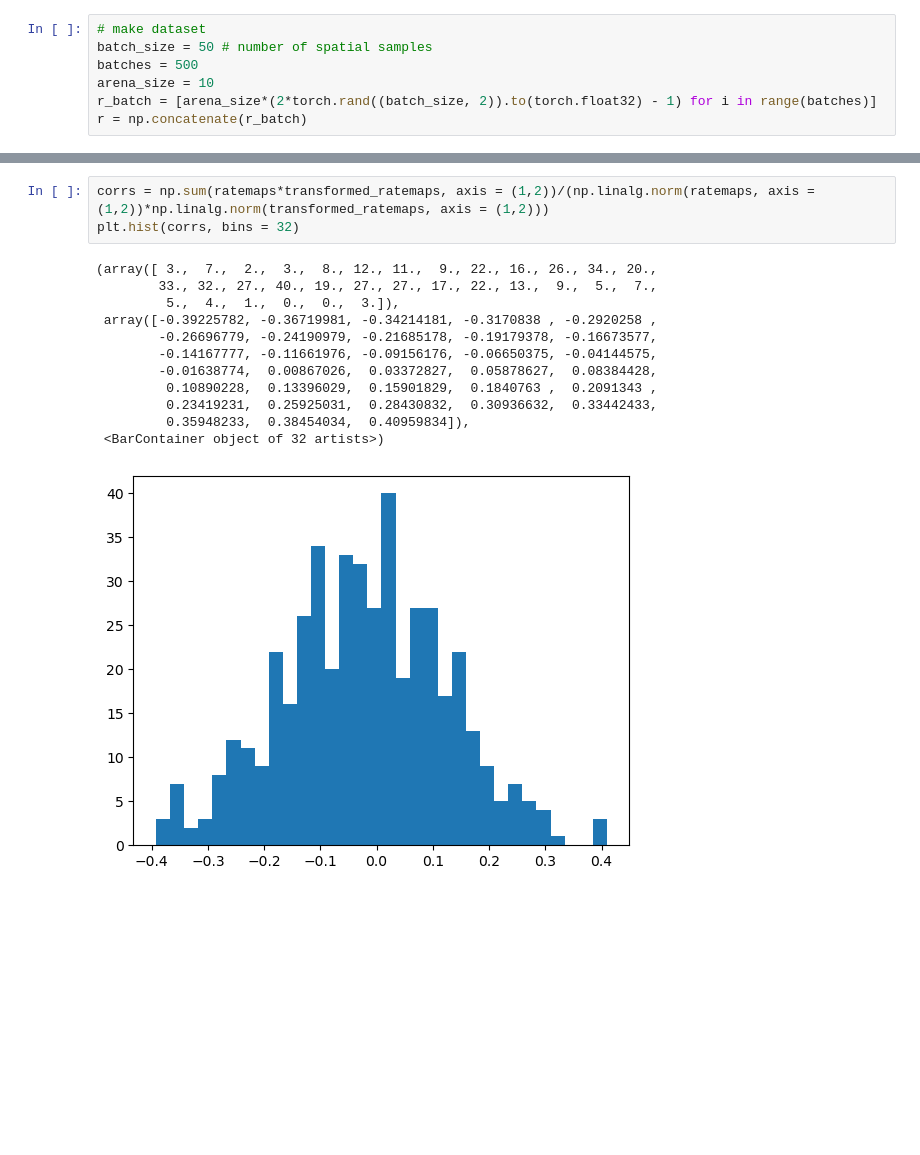
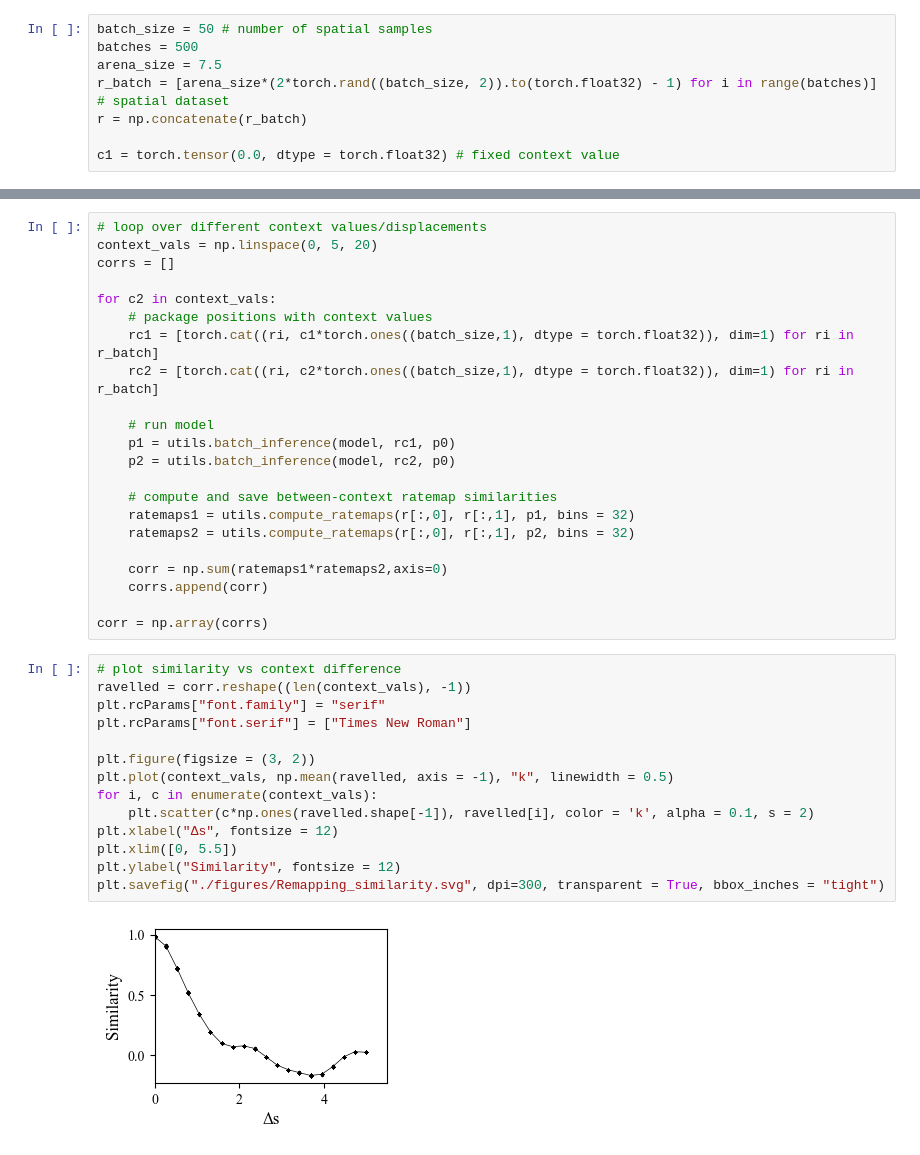
Before and after one commit to bioAI-Oslo/ExponentialRepresentations, a Jupyter notebook: remapping.ipynb, the cells around one changed output, grey strips where cells are left out. Cells and saved outputs as stored; diff of their text form; blank space fills up the shorter version.

```diff
--- a/remapping.ipynb
+++ b/remapping.ipynb
@@ -24,7 +30,8 @@ tensor(21.5407, dtype=torch.float32)
 # %%
-# make dataset
 batch_size = 50 # number of spatial samples
 batches = 500
-arena_size = 10
-r_batch = [arena_size*(2*torch.rand((batch_size, 2)).to(torch.float32) - 1) for i in range(batches)]
+arena_size = 7.5
+r_batch = [arena_size*(2*torch.rand((batch_size, 2)).to(torch.float32) - 1) for i in range(batches)] # spatial dataset
 r = np.concatenate(r_batch)
+
+c1 = torch.tensor(0.0, dtype = torch.float32) # fixed context value
@@ -86,16 +38,38 @@ plt.colorbar()
-# %%
-corrs = np.sum(ratemaps*transformed_ratemaps, axis = (1,2))/(np.linalg.norm(ratemaps, axis = (1,2))*np.linalg.norm(transformed_ratemaps, axis = (1,2)))
-plt.hist(corrs, bins = 32)
-# %% [output]
-(array([ 3.,  7.,  2.,  3.,  8., 12., 11.,  9., 22., 16., 26., 34., 20.,
-        33., 32., 27., 40., 19., 27., 27., 17., 22., 13.,  9.,  5.,  7.,
-         5.,  4.,  1.,  0.,  0.,  3.]),
- array([-0.39225782, -0.36719981, -0.34214181, -0.3170838 , -0.2920258 ,
-        -0.26696779, -0.24190979, -0.21685178, -0.19179378, -0.16673577,
-        -0.14167777, -0.11661976, -0.09156176, -0.06650375, -0.04144575,
-        -0.01638774,  0.00867026,  0.03372827,  0.05878627,  0.08384428,
-         0.10890228,  0.13396029,  0.15901829,  0.1840763 ,  0.2091343 ,
-         0.23419231,  0.25925031,  0.28430832,  0.30936632,  0.33442433,
-         0.35948233,  0.38454034,  0.40959834]),
- <BarContainer object of 32 artists>)
-[figure, removed]
+# %%
+# loop over different context values/displacements
+context_vals = np.linspace(0, 5, 20)
+corrs = []
+
+for c2 in context_vals:
+    # package positions with context values
+    rc1 = [torch.cat((ri, c1*torch.ones((batch_size,1), dtype = torch.float32)), dim=1) for ri in r_batch]
+    rc2 = [torch.cat((ri, c2*torch.ones((batch_size,1), dtype = torch.float32)), dim=1) for ri in r_batch]
+
+    # run model
+    p1 = utils.batch_inference(model, rc1, p0)
+    p2 = utils.batch_inference(model, rc2, p0)
+
+    # compute and save between-context ratemap similarities
+    ratemaps1 = utils.compute_ratemaps(r[:,0], r[:,1], p1, bins = 32)
+    ratemaps2 = utils.compute_ratemaps(r[:,0], r[:,1], p2, bins = 32)
+
+    corr = np.sum(ratemaps1*ratemaps2,axis=0)
+    corrs.append(corr)
+
+corr = np.array(corrs)
+# %%
+# plot similarity vs context difference
+ravelled = corr.reshape((len(context_vals), -1))
+plt.rcParams["font.family"] = "serif"
+plt.rcParams["font.serif"] = ["Times New Roman"]
+
+plt.figure(figsize = (3, 2))
+plt.plot(context_vals, np.mean(ravelled, axis = -1), "k", linewidth = 0.5)
+for i, c in enumerate(context_vals):
+    plt.scatter(c*np.ones(ravelled.shape[-1]), ravelled[i], color = 'k', alpha = 0.1, s = 2)
+plt.xlabel("Δs", fontsize = 12)
+plt.xlim([0, 5.5])
+plt.ylabel("Similarity", fontsize = 12)
+plt.savefig("./figures/Remapping_similarity.svg", dpi=300, transparent = True, bbox_inches = "tight")
+# %% [output]
+[figure, added]
```
Also changed, not shown: parts of 15 cells of this notebook, 25 other files.
